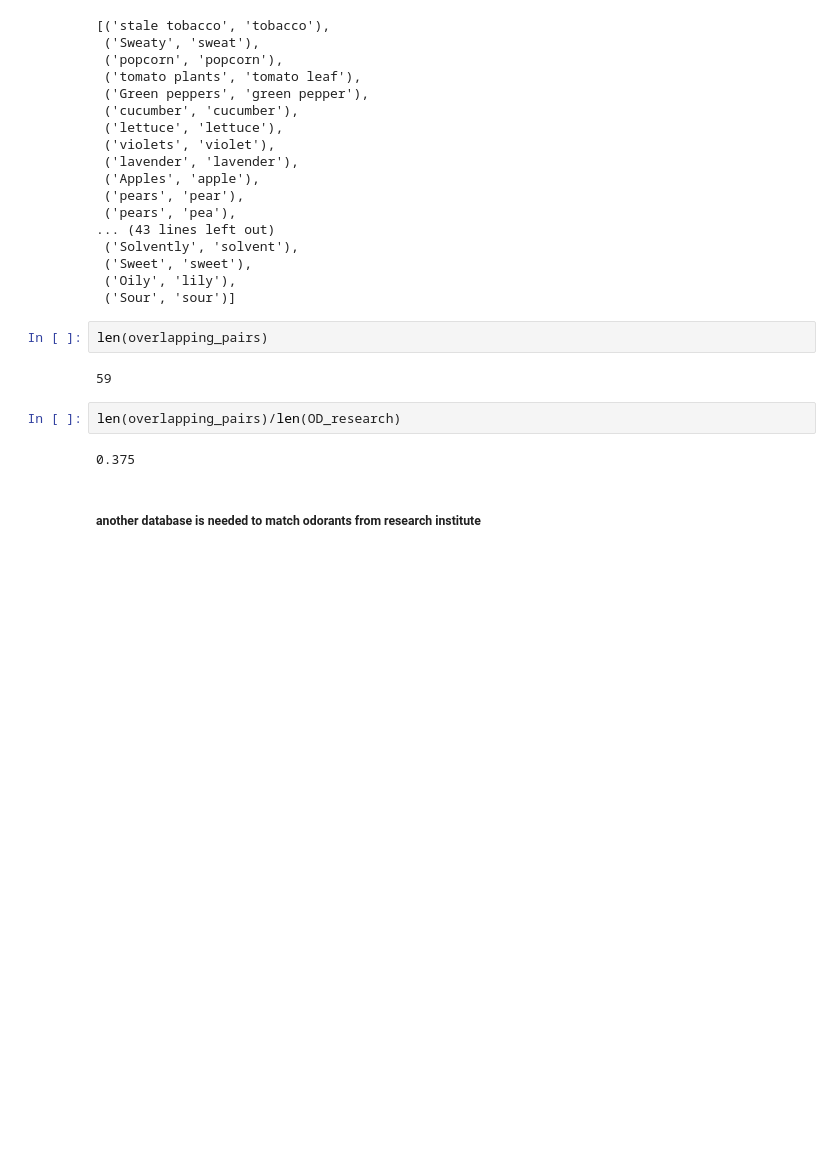
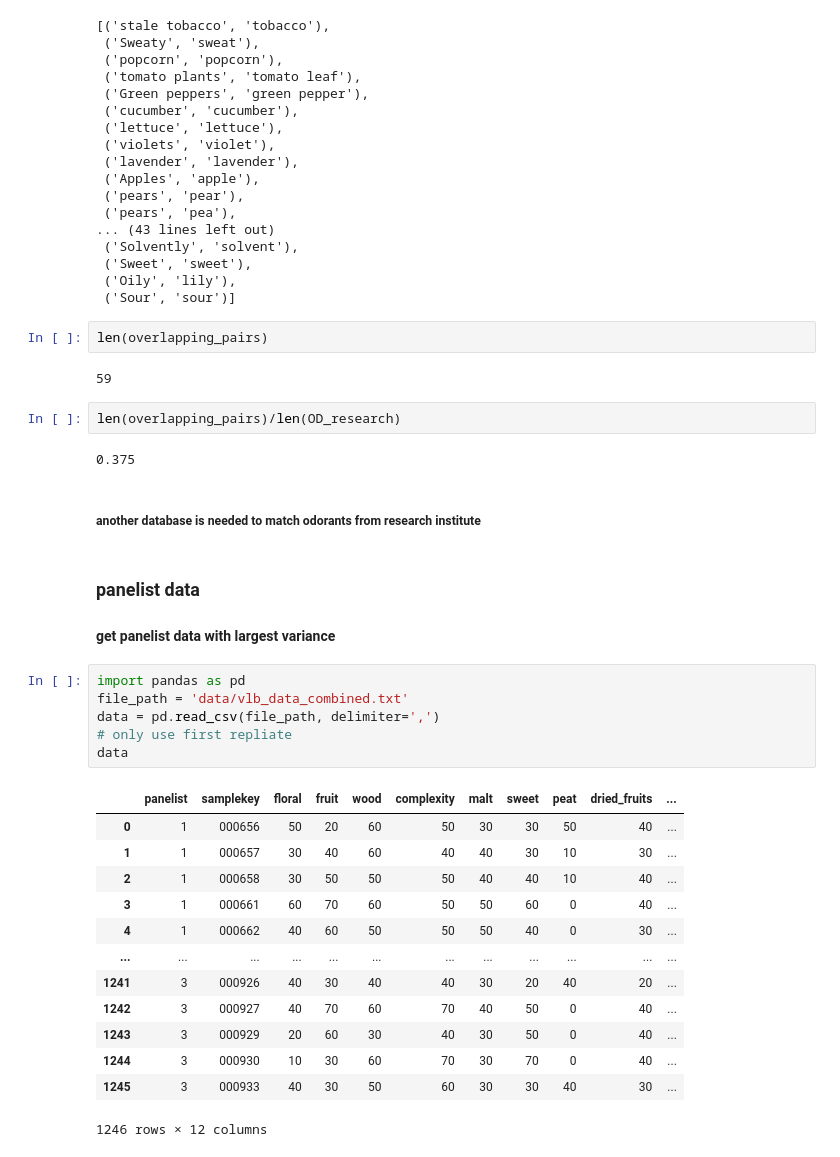
Before and after one commit to rengesf/flavorpred, a Jupyter notebook: Quality_controll.ipynb, the cells around one changed output. Saved outputs shown, nothing was run; the diff lists cells and outputs as text; blank space fills up the shorter version.

Commit message:
comparison of different samples and trying to understand data better

```diff
--- a/Quality_controll.ipynb
+++ b/Quality_controll.ipynb
@@ -87,3 +87,26 @@ len(overlapping_pairs)/len(OD_research)
 0.375
 # %% [markdown]
 ##### another database is needed to match odorants from research institute
+# %% [markdown]
+### panelist data
+#### get panelist data with largest variance
+# %%
+import pandas as pd
+file_path = 'data/vlb_data_combined.txt'
+data = pd.read_csv(file_path, delimiter=',')
+# only use first repliate
+data
+# %% [output]
+|  | panelist | samplekey | floral | fruit | wood | complexity | malt | sweet | peat | dried_fruits | ... |
+| 0 | 1 | 000656 | 50 | 20 | 60 | 50 | 30 | 30 | 50 | 40 | ... |
+| 1 | 1 | 000657 | 30 | 40 | 60 | 40 | 40 | 30 | 10 | 30 | ... |
+| 2 | 1 | 000658 | 30 | 50 | 50 | 50 | 40 | 40 | 10 | 40 | ... |
+| 3 | 1 | 000661 | 60 | 70 | 60 | 50 | 50 | 60 | 0 | 40 | ... |
+| 4 | 1 | 000662 | 40 | 60 | 50 | 50 | 50 | 40 | 0 | 30 | ... |
+| ... | ... | ... | ... | ... | ... | ... | ... | ... | ... | ... | ... |
+| 1241 | 3 | 000926 | 40 | 30 | 40 | 40 | 30 | 20 | 40 | 20 | ... |
+| 1242 | 3 | 000927 | 40 | 70 | 60 | 70 | 40 | 50 | 0 | 40 | ... |
+| 1243 | 3 | 000929 | 20 | 60 | 30 | 40 | 30 | 50 | 0 | 40 | ... |
+| 1244 | 3 | 000930 | 10 | 30 | 60 | 70 | 30 | 70 | 0 | 40 | ... |
+| 1245 | 3 | 000933 | 40 | 30 | 50 | 60 | 30 | 30 | 40 | 30 | ... |
+1246 rows × 12 columns
```
Also changed, not shown: parts of 3 cells of this notebook, 2 other files.
